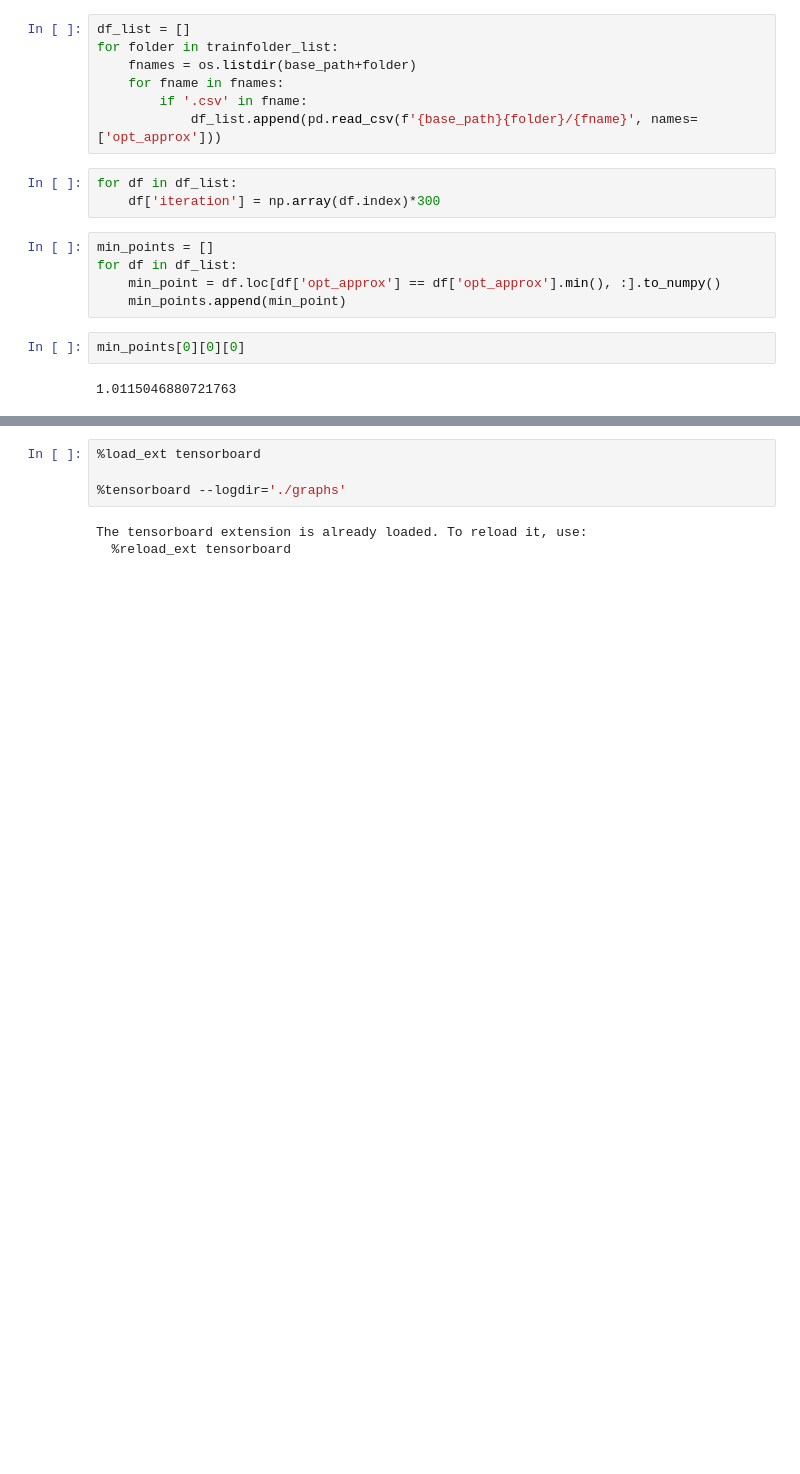
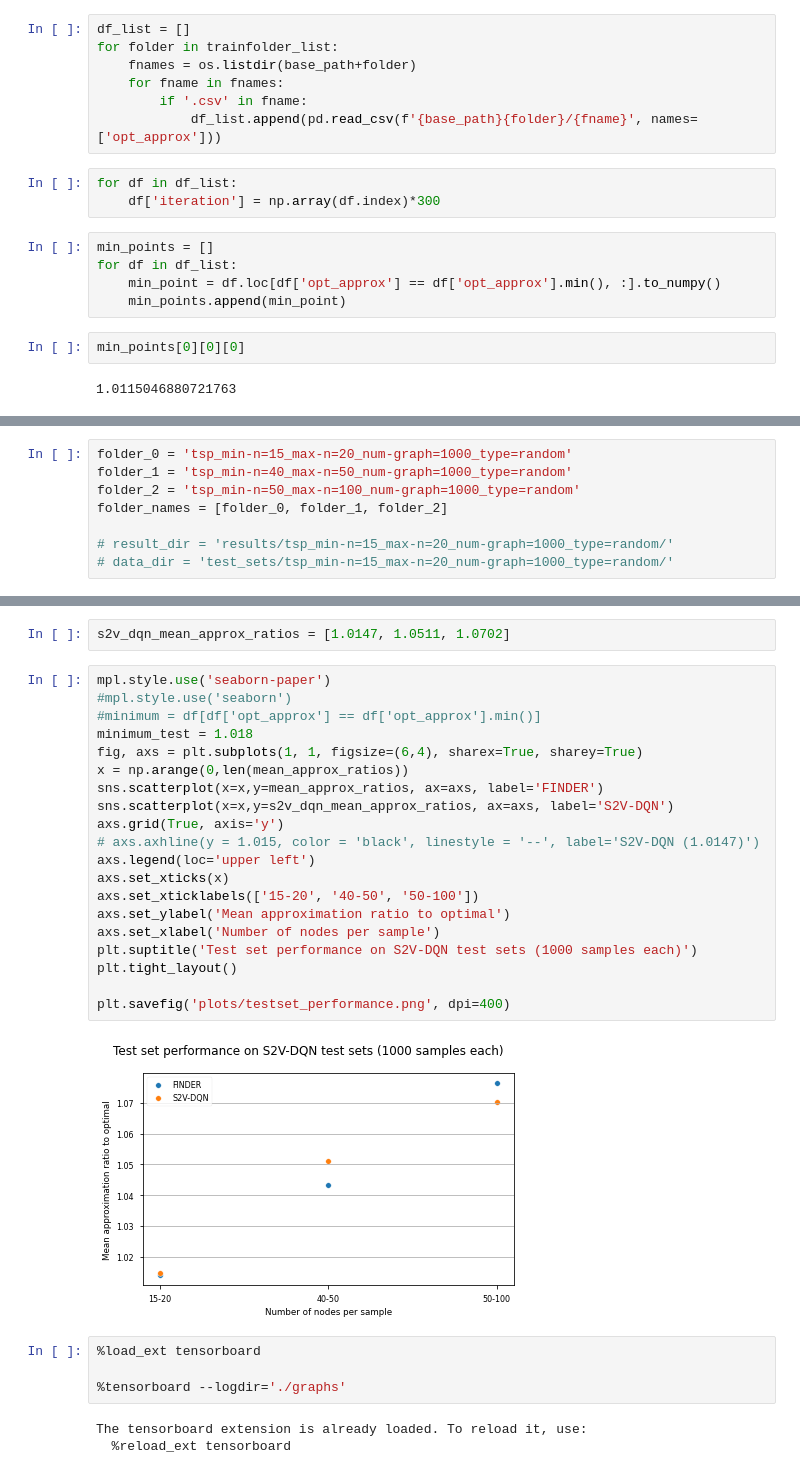
Before and after one commit to dschaub95/FINDER-TSP, a Jupyter notebook: training_evaluation.ipynb, the cells around one changed output, grey strips where cells are left out. Saved outputs shown, nothing was run; the diff lists cells and outputs as text; blank space fills up the shorter version.

```diff
--- a/training_evaluation.ipynb
+++ b/training_evaluation.ipynb
@@ -60,0 +68,8 @@ plt.savefig('plots/training.png', dpi=400)
+# %%
+folder_0 = 'tsp_min-n=15_max-n=20_num-graph=1000_type=random'
+folder_1 = 'tsp_min-n=40_max-n=50_num-graph=1000_type=random'
+folder_2 = 'tsp_min-n=50_max-n=100_num-graph=1000_type=random'
+folder_names = [folder_0, folder_1, folder_2]
+
+# result_dir = 'results/tsp_min-n=15_max-n=20_num-graph=1000_type=random/'
+# data_dir = 'test_sets/tsp_min-n=15_max-n=20_num-graph=1000_type=random/'
@@ -61,3 +91,27 @@ plt.savefig('plots/training.png', dpi=400)
+# %%
+s2v_dqn_mean_approx_ratios = [1.0147, 1.0511, 1.0702]
+# %%
+mpl.style.use('seaborn-paper')
+#mpl.style.use('seaborn')
+#minimum = df[df['opt_approx'] == df['opt_approx'].min()]
+minimum_test = 1.018
+fig, axs = plt.subplots(1, 1, figsize=(6,4), sharex=True, sharey=True)
+x = np.arange(0,len(mean_approx_ratios))
+sns.scatterplot(x=x,y=mean_approx_ratios, ax=axs, label='FINDER')
+sns.scatterplot(x=x,y=s2v_dqn_mean_approx_ratios, ax=axs, label='S2V-DQN')
+axs.grid(True, axis='y')
+# axs.axhline(y = 1.015, color = 'black', linestyle = '--', label='S2V-DQN (1.0147)')
+axs.legend(loc='upper left')
+axs.set_xticks(x)
+axs.set_xticklabels(['15-20', '40-50', '50-100'])
+axs.set_ylabel('Mean approximation ratio to optimal')
+axs.set_xlabel('Number of nodes per sample')
+plt.suptitle('Test set performance on S2V-DQN test sets (1000 samples each)')
+plt.tight_layout()
+
+plt.savefig('plots/testset_performance.png', dpi=400)
+# %% [output]
+[figure, added]
 # %%
 %load_ext tensorboard
 
```
Also changed, not shown: parts of 6 cells of this notebook, 3 other files.
